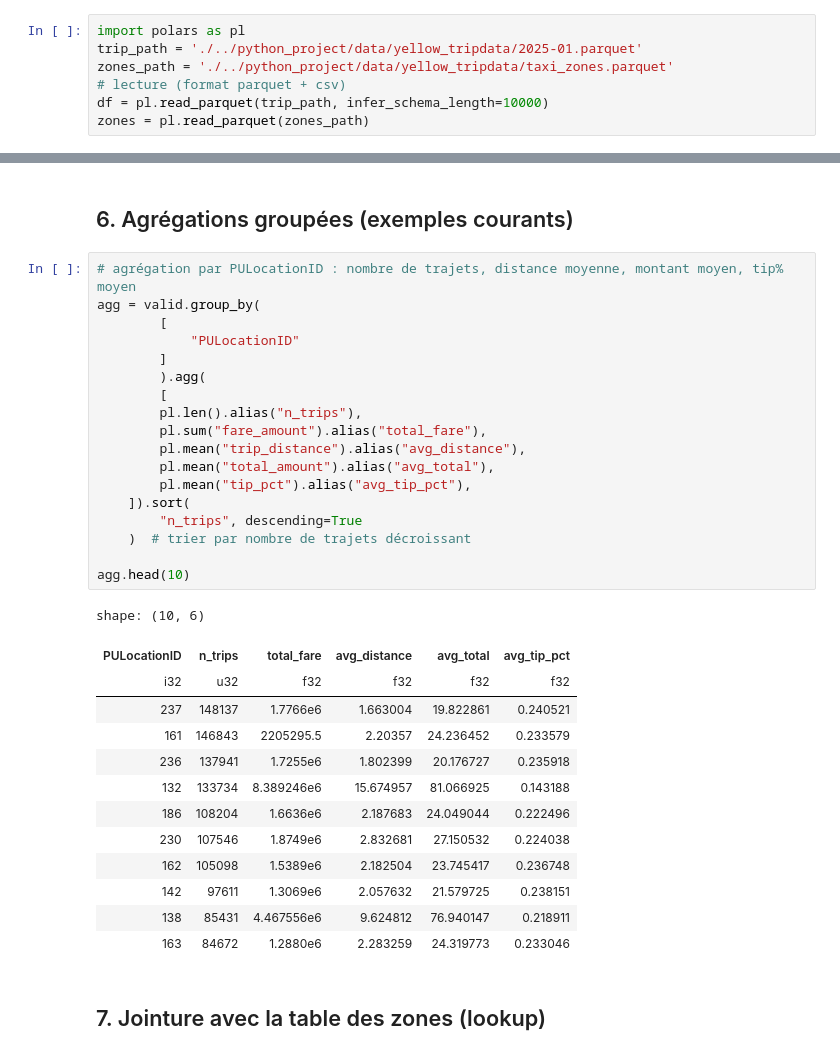
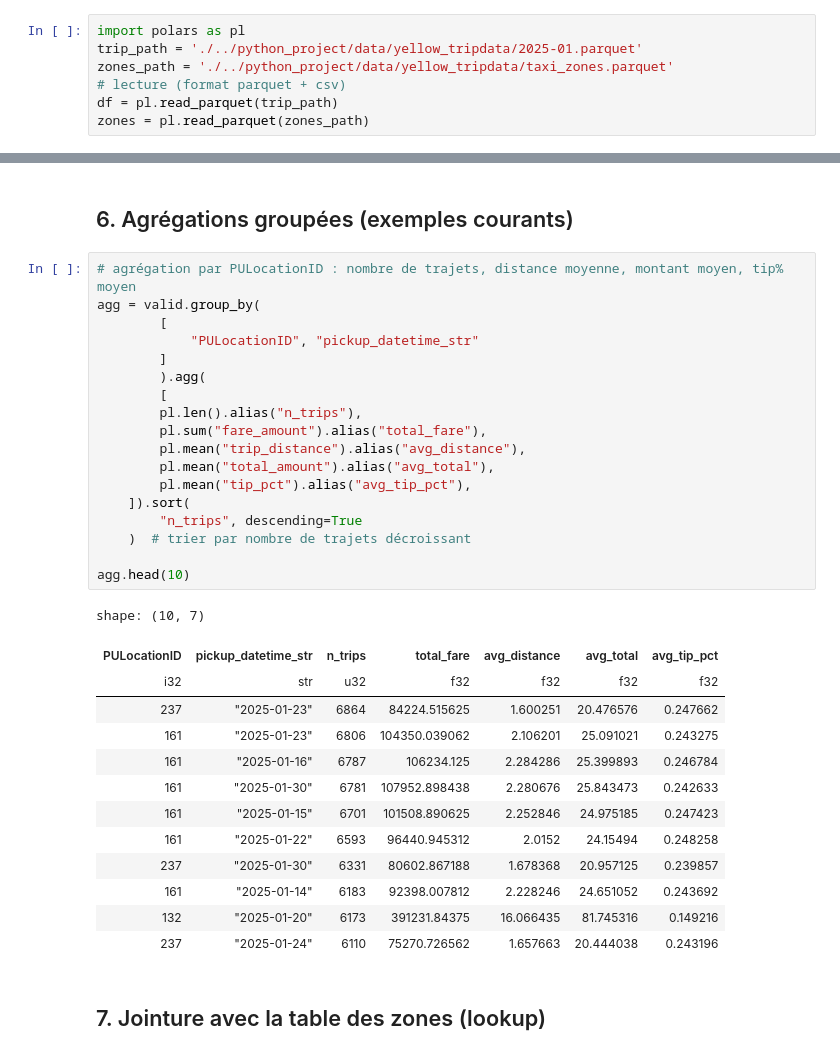
Before and after one commit to IFRI-Future-of-AI/Data-Eng-Workshop, a Jupyter notebook: notebooks/07-Manipulation-des-données-avec-Polars.ipynb, the cells around one changed output, grey strips where cells are left out. Drawn from its saved outputs; the diff is of its cells as text.

```diff
--- a/notebooks/07-Manipulation-des-données-avec-Polars.ipynb
+++ b/notebooks/07-Manipulation-des-données-avec-Polars.ipynb
@@ -12,7 +12,7 @@ import polars as pl
 trip_path = './../python_project/data/yellow_tripdata/2025-01.parquet'
 zones_path = './../python_project/data/yellow_tripdata/taxi_zones.parquet'
 # lecture (format parquet + csv)
-df = pl.read_parquet(trip_path, infer_schema_length=10000)
+df = pl.read_parquet(trip_path)
 zones = pl.read_parquet(zones_path)
 # %%
 # aperçu et schéma
@@ -150,35 +150,35 @@ shape: (5, 3)
 # %%
 # agrégation par PULocationID : nombre de trajets, distance moyenne, montant moyen, tip% moyen
 agg = valid.group_by(
         [
-            "PULocationID"
+            "PULocationID", "pickup_datetime_str"
         ]
         ).agg(
         [
         pl.len().alias("n_trips"),
         pl.sum("fare_amount").alias("total_fare"),
         pl.mean("trip_distance").alias("avg_distance"),
         pl.mean("total_amount").alias("avg_total"),
         pl.mean("tip_pct").alias("avg_tip_pct"),
     ]).sort(
         "n_trips", descending=True
     )  # trier par nombre de trajets décroissant
 
 agg.head(10)
 # %% [output]
-shape: (10, 6)
+shape: (10, 7)
-| PULocationID | n_trips | total_fare | avg_distance | avg_total | avg_tip_pct |
-| i32 | u32 | f32 | f32 | f32 | f32 |
-| 237 | 148137 | 1.7766e6 | 1.663004 | 19.822861 | 0.240521 |
-| 161 | 146843 | 2205295.5 | 2.20357 | 24.236452 | 0.233579 |
-| 236 | 137941 | 1.7255e6 | 1.802399 | 20.176727 | 0.235918 |
-| 132 | 133734 | 8.389246e6 | 15.674957 | 81.066925 | 0.143188 |
-| 186 | 108204 | 1.6636e6 | 2.187683 | 24.049044 | 0.222496 |
-| 230 | 107546 | 1.8749e6 | 2.832681 | 27.150532 | 0.224038 |
-| 162 | 105098 | 1.5389e6 | 2.182504 | 23.745417 | 0.236748 |
-| 142 | 97611 | 1.3069e6 | 2.057632 | 21.579725 | 0.238151 |
-| 138 | 85431 | 4.467556e6 | 9.624812 | 76.940147 | 0.218911 |
-| 163 | 84672 | 1.2880e6 | 2.283259 | 24.319773 | 0.233046 |
+| PULocationID | pickup_datetime_str | n_trips | total_fare | avg_distance | avg_total | avg_tip_pct |
+| i32 | str | u32 | f32 | f32 | f32 | f32 |
+| 237 | "2025-01-23" | 6864 | 84224.515625 | 1.600251 | 20.476576 | 0.247662 |
+| 161 | "2025-01-23" | 6806 | 104350.039062 | 2.106201 | 25.091021 | 0.243275 |
+| 161 | "2025-01-16" | 6787 | 106234.125 | 2.284286 | 25.399893 | 0.246784 |
+| 161 | "2025-01-30" | 6781 | 107952.898438 | 2.280676 | 25.843473 | 0.242633 |
+| 161 | "2025-01-15" | 6701 | 101508.890625 | 2.252846 | 24.975185 | 0.247423 |
+| 161 | "2025-01-22" | 6593 | 96440.945312 | 2.0152 | 24.15494 | 0.248258 |
+| 237 | "2025-01-30" | 6331 | 80602.867188 | 1.678368 | 20.957125 | 0.239857 |
+| 161 | "2025-01-14" | 6183 | 92398.007812 | 2.228246 | 24.651052 | 0.243692 |
+| 132 | "2025-01-20" | 6173 | 391231.84375 | 16.066435 | 81.745316 | 0.149216 |
+| 237 | "2025-01-24" | 6110 | 75270.726562 | 1.657663 | 20.444038 | 0.243196 |
 # %% [markdown]
 ## 7. Jointure avec la table des zones (lookup)
 # %%
```
Also changed, not shown: parts of 2 cells of this notebook, 12 other files.
